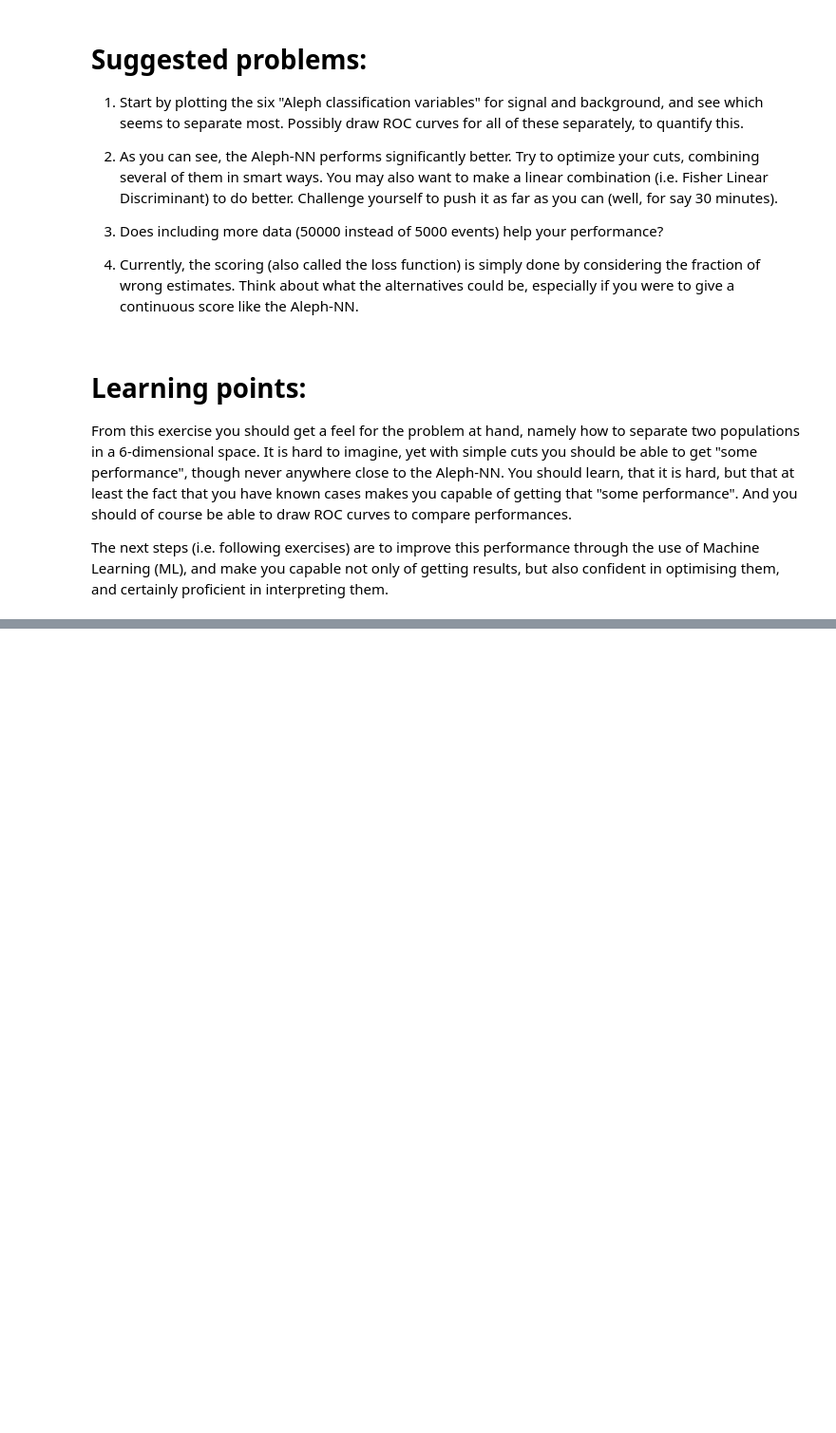
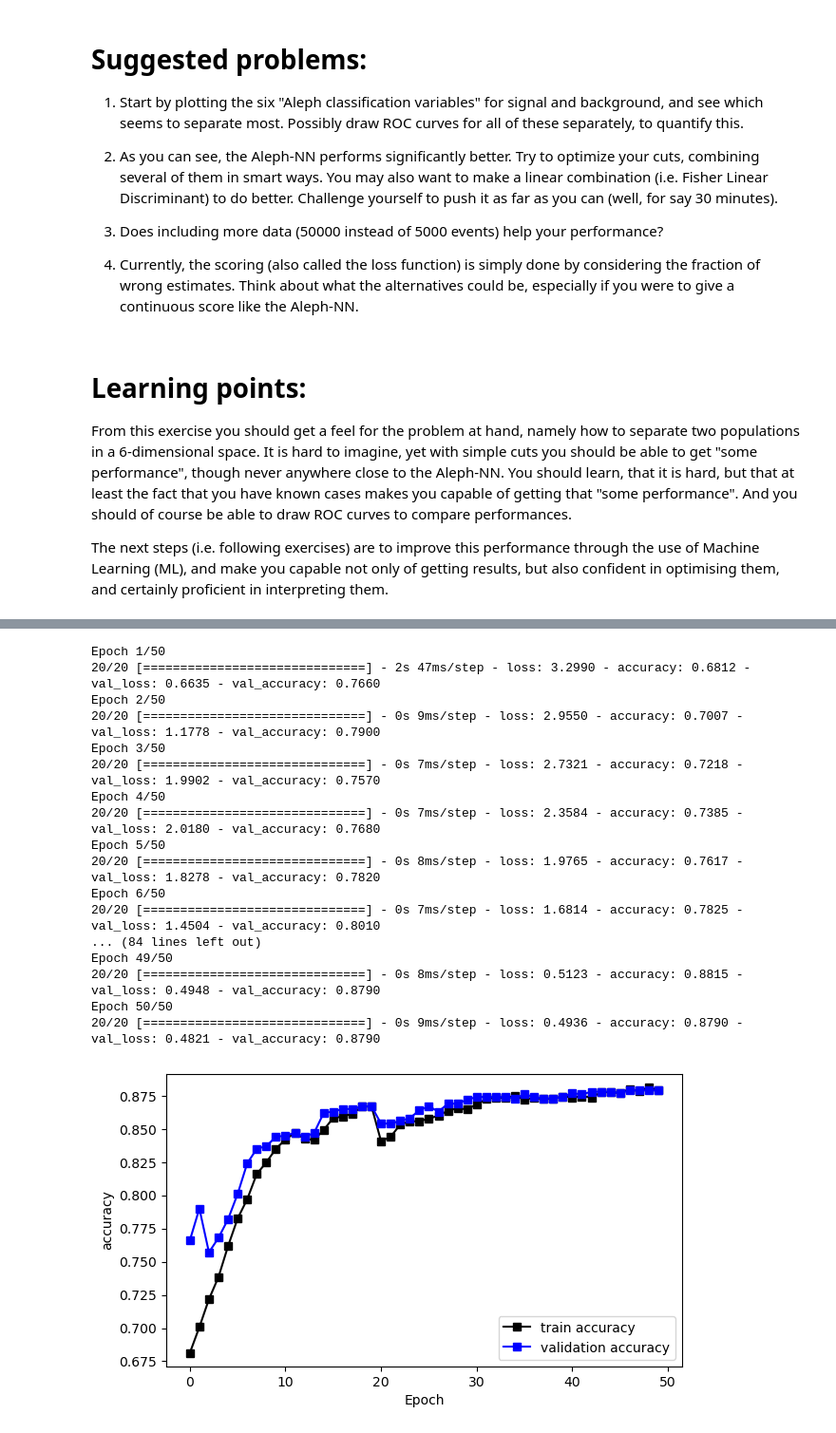
Before and after one commit to JuFo96/AppliedML2023, a Jupyter notebook: Week1/BjetSelection.ipynb, the cells around one changed output, grey strips where cells are left out. Shown at 95% size. Cells and saved outputs as stored; diff of their text form; code cells hidden in the pictures; blank space fills up the shorter version.

```diff
--- a/Week1/BjetSelection.ipynb
+++ b/Week1/BjetSelection.ipynb
@@ -323,0 +340,61 @@ The next steps (i.e. following exercises) are to improve this performance throug
+# %%
+# set up the network hyperparameters
+n_inputs = 6
+n_hidden1 = 10
+n_hidden2 = 10
+n_outputs = 1
+batch_norm_momentum = 0.9
+learning_rate = 0.001
+init = tf.keras.initializers.VarianceScaling(scale=1.0, mode='fan_in')
+centropy = tf.keras.losses.SparseCategoricalCrossentropy(from_logits=True)
+
+# network structure
+nn_reg = tf.keras.models.Sequential([
+  Flatten(input_shape=(6, 1)),
+  Dense(n_hidden1, activation='sigmoid', kernel_initializer=init),
+  BatchNormalization(momentum=batch_norm_momentum, center=True, scale=True),
+  Dense(n_hidden2, activation='sigmoid', kernel_initializer=init),
+  BatchNormalization(momentum=batch_norm_momentum, center=True, scale=True),
+  Dense(n_outputs, activation='sigmoid', kernel_initializer=init),
+  BatchNormalization(momentum=batch_norm_momentum, center=True, scale=True)
+])
+
+nn_reg.compile(loss=tf.keras.losses.binary_crossentropy, optimizer=SGD(learning_rate), metrics=['accuracy'])
+# %%
+X_train = X.loc[:3999, :]
+y_train = y.loc[:3999, :]
+X_val = X.loc[4000:, :]
+y_val = y.loc[4000:, :]
+# %%
+n_epochs = 50
+batch_size = 200
+
+history = nn_reg.fit(X_train, y_train, epochs=n_epochs, batch_size=batch_size,
+                    validation_data=(X_val, y_val))
+
+fig, ax = plt.subplots(1, figsize=(7, 4))
+ax.plot(np.arange(n_epochs), history.history['accuracy'], 'ks-', label='train accuracy')
+ax.plot(np.arange(n_epochs), history.history['val_accuracy'], 'bs-', label='validation accuracy')
+ax.set_ylabel('accuracy')
+ax.set_xlabel('Epoch')
+ax.legend()
+plt.show()
+# %% [output]
+Epoch 1/50
+20/20 [==============================] - 2s 47ms/step - loss: 3.2990 - accuracy: 0.6812 - val_loss: 0.6635 - val_accuracy: 0.7660
+Epoch 2/50
+20/20 [==============================] - 0s 9ms/step - loss: 2.9550 - accuracy: 0.7007 - val_loss: 1.1778 - val_accuracy: 0.7900
+Epoch 3/50
+20/20 [==============================] - 0s 7ms/step - loss: 2.7321 - accuracy: 0.7218 - val_loss: 1.9902 - val_accuracy: 0.7570
+Epoch 4/50
+20/20 [==============================] - 0s 7ms/step - loss: 2.3584 - accuracy: 0.7385 - val_loss: 2.0180 - val_accuracy: 0.7680
+Epoch 5/50
+20/20 [==============================] - 0s 8ms/step - loss: 1.9765 - accuracy: 0.7617 - val_loss: 1.8278 - val_accuracy: 0.7820
+Epoch 6/50
+20/20 [==============================] - 0s 7ms/step - loss: 1.6814 - accuracy: 0.7825 - val_loss: 1.4504 - val_accuracy: 0.8010
+... (84 lines left out)
+Epoch 49/50
+20/20 [==============================] - 0s 8ms/step - loss: 0.5123 - accuracy: 0.8815 - val_loss: 0.4948 - val_accuracy: 0.8790
+Epoch 50/50
+20/20 [==============================] - 0s 9ms/step - loss: 0.4936 - accuracy: 0.8790 - val_loss: 0.4821 - val_accuracy: 0.8790
+[figure, added]
```
Also changed, not shown: parts of 5 cells of this notebook, 1 other file.
